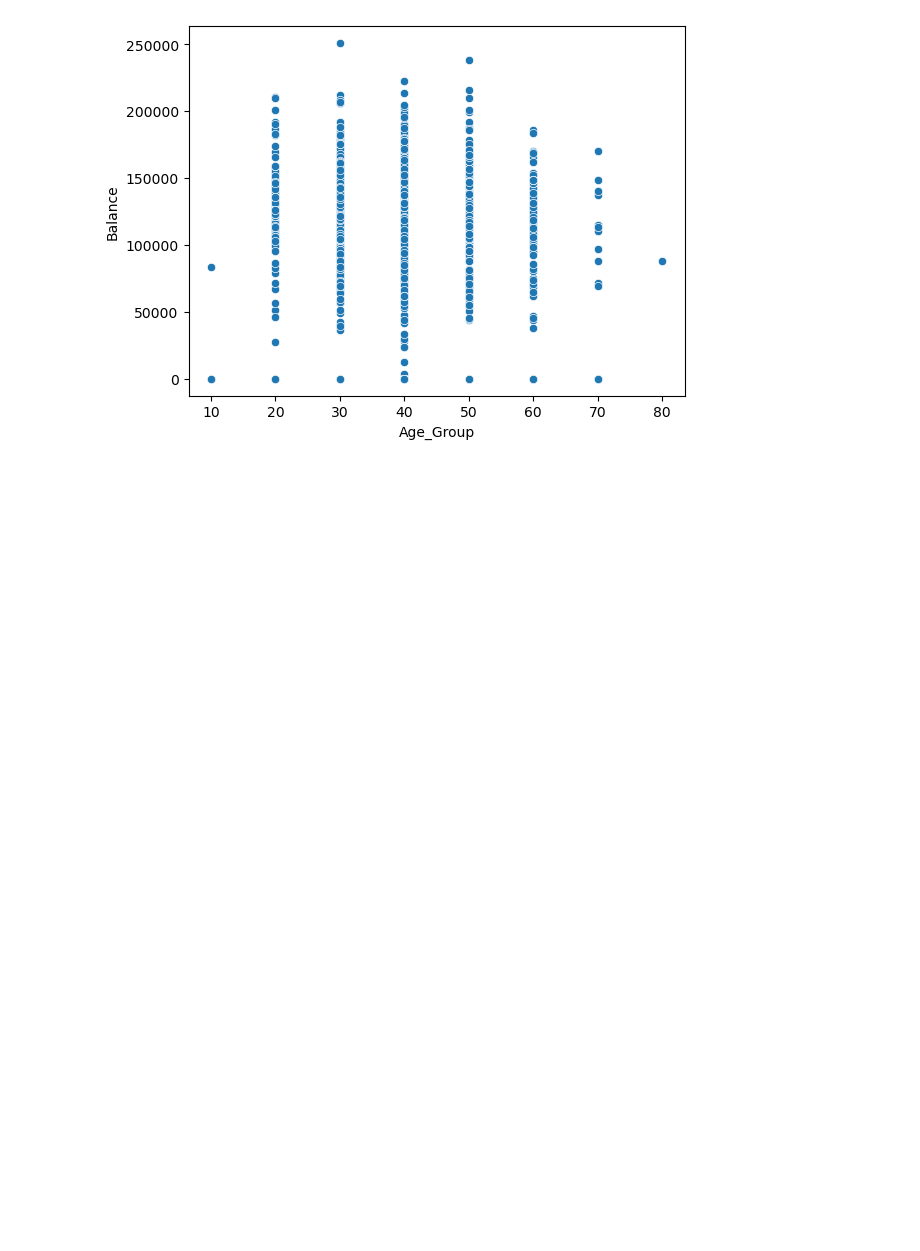
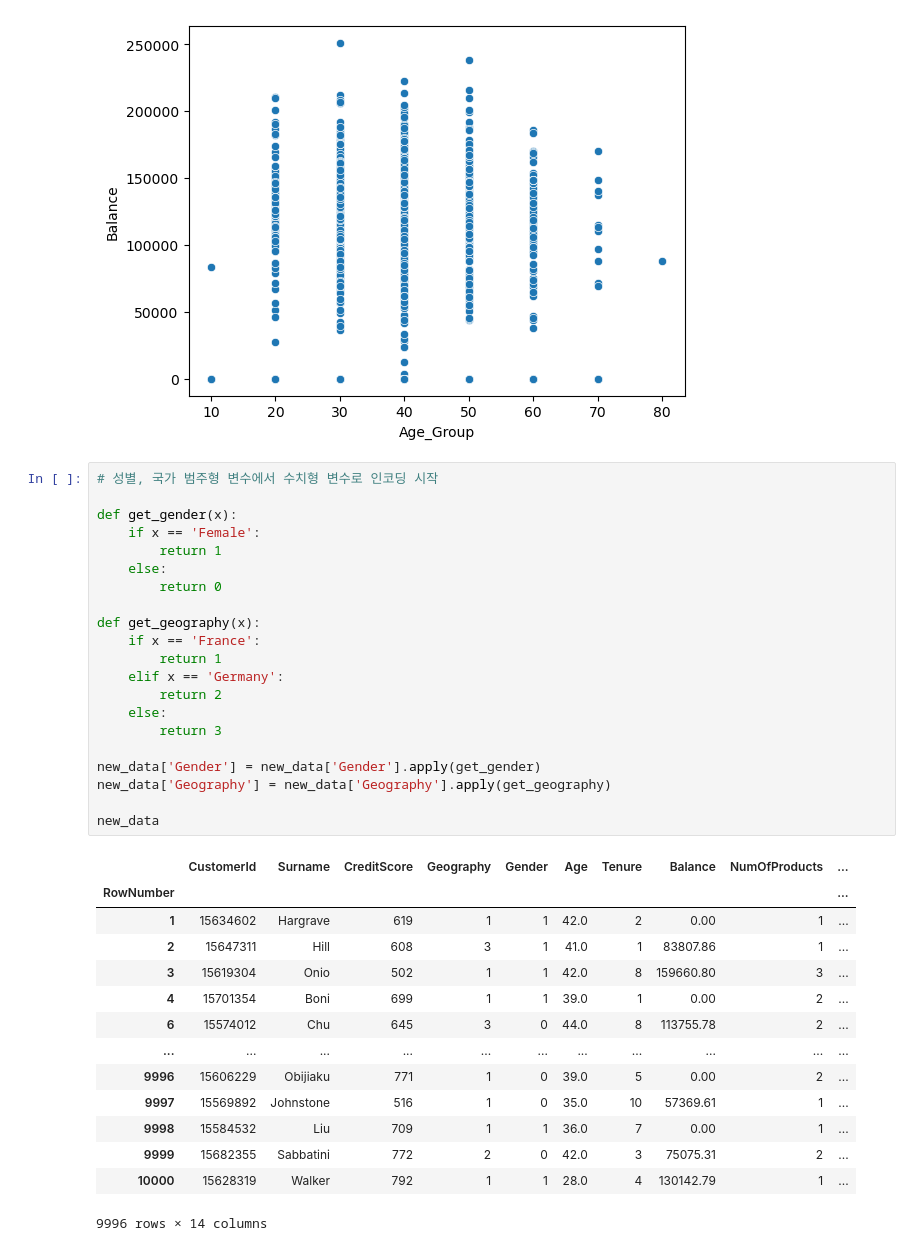
Before and after one commit to cookieeyoung/ML-project1, a Jupyter notebook: ml.ipynb, the cells around one changed output. Drawn from its saved outputs; the diff is of its cells as text; blank space fills up the shorter version.

```diff
--- a/ml.ipynb
+++ b/ml.ipynb
@@ -133,6 +119,42 @@ sns.scatterplot(data=exit_data, x='Age_Group', y='Balance')
 # %% [output]
 <Axes: xlabel='Age_Group', ylabel='Balance'>
 [figure]
+# %%
+# 성별, 국가 범주형 변수에서 수치형 변수로 인코딩 시작
+
+def get_gender(x):
+    if x == 'Female':
+        return 1
+    else:
+        return 0
+
+def get_geography(x):
+    if x == 'France':
+        return 1
+    elif x == 'Germany':
+        return 2
+    else:
+        return 3
+
+new_data['Gender'] = new_data['Gender'].apply(get_gender)
+new_data['Geography'] = new_data['Geography'].apply(get_geography)
+
+new_data
+# %% [output]
+|  | CustomerId | Surname | CreditScore | Geography | Gender | Age | Tenure | Balance | NumOfProducts | ... |
+| RowNumber |  |  |  |  |  |  |  |  |  | ... |
+| 1 | 15634602 | Hargrave | 619 | 1 | 1 | 42.0 | 2 | 0.00 | 1 | ... |
+| 2 | 15647311 | Hill | 608 | 3 | 1 | 41.0 | 1 | 83807.86 | 1 | ... |
+| 3 | 15619304 | Onio | 502 | 1 | 1 | 42.0 | 8 | 159660.80 | 3 | ... |
+| 4 | 15701354 | Boni | 699 | 1 | 1 | 39.0 | 1 | 0.00 | 2 | ... |
+| 6 | 15574012 | Chu | 645 | 3 | 0 | 44.0 | 8 | 113755.78 | 2 | ... |
+| ... | ... | ... | ... | ... | ... | ... | ... | ... | ... | ... |
+| 9996 | 15606229 | Obijiaku | 771 | 1 | 0 | 39.0 | 5 | 0.00 | 2 | ... |
+| 9997 | 15569892 | Johnstone | 516 | 1 | 0 | 35.0 | 10 | 57369.61 | 1 | ... |
+| 9998 | 15584532 | Liu | 709 | 1 | 1 | 36.0 | 7 | 0.00 | 1 | ... |
+| 9999 | 15682355 | Sabbatini | 772 | 2 | 0 | 42.0 | 3 | 75075.31 | 2 | ... |
+| 10000 | 15628319 | Walker | 792 | 1 | 1 | 28.0 | 4 | 130142.79 | 1 | ... |
+9996 rows × 14 columns
 # %%
 # 목표변수, 범주형 자료 제외하고 변수 간 상관관계 확인, heatmap 사용 : 수치형 자료 사이에는 큰 상관관계 존재 X
 
```
Also changed, not shown: parts of 10 cells of this notebook, 1 other file.
